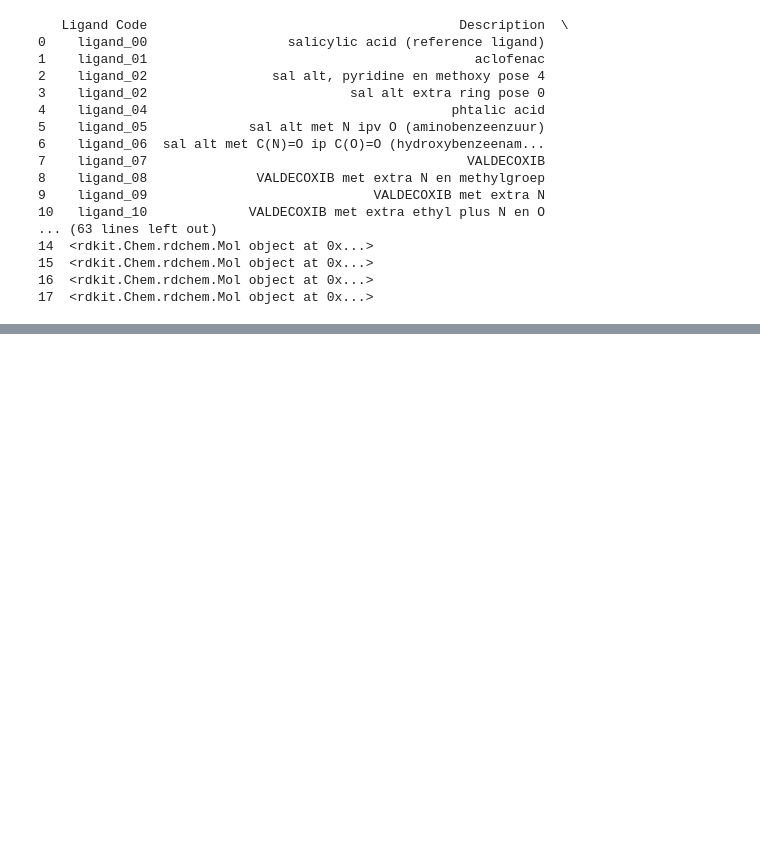
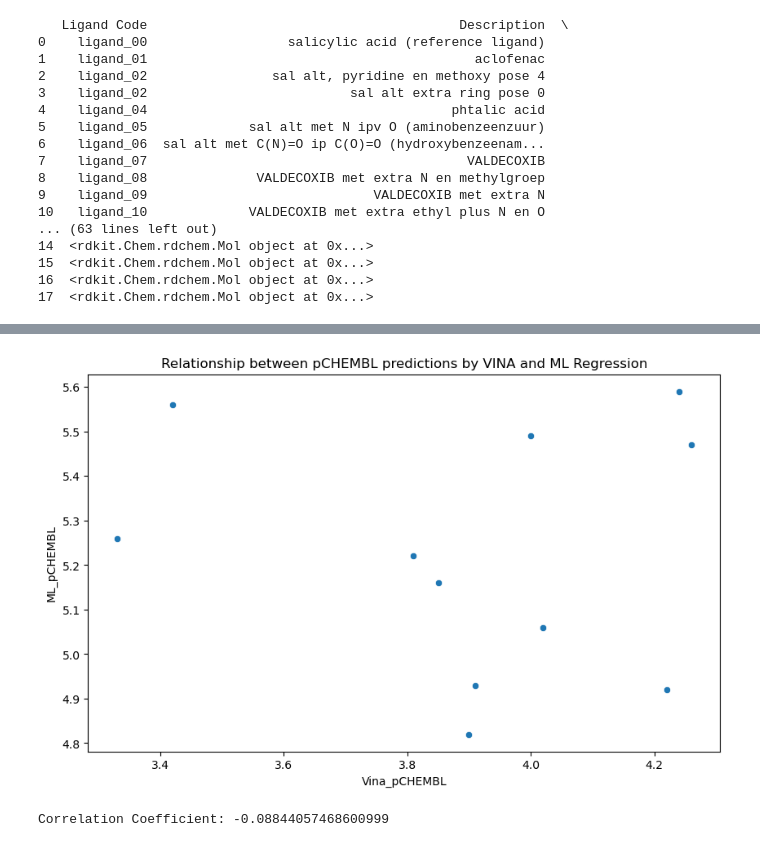
Before and after one commit to wesselporschen/ACMDD_COX2, a Jupyter notebook: Docking.ipynb, the cells around one changed output, grey strips where cells are left out. Saved outputs shown, nothing was run; the diff lists cells and outputs as text; code cells hidden in the pictures; blank space fills up the shorter version.

```diff
--- a/Docking.ipynb
+++ b/Docking.ipynb
@@ -628,12 +717,3 @@ with open('{}-complex.pdb'.format(PDBCODE), 'w') as outfile:
             for line in infile:
                 if not "END" in line:
                     outfile.write(line)
-# %%
-# docktmp = '{}_docked.pdb'.format(LIGAND_TO_DOCK
-
-with open('{}-complex.pdb'.format(PDBCODE)) as f:
-    view = nglview.show_file(f, ext="pdb")
-
-view.center("UNL")
-viewer.show_residues_around(view, selection="UNL")
-view
@@ -695,0 +777,18 @@ Another ligand with a different structure was VALDECOXIB (ligands 7 through 10),
+# %%
+plt.figure(figsize=(10, 6))
+sns.scatterplot(x='Vina_pCHEMBL', y='ML_pCHEMBL', data=sallikes)
+
+# Add title and labels
+plt.title('Relationship between pCHEMBL predictions by VINA and ML Regression')
+plt.xlabel('Vina_pCHEMBL')
+plt.ylabel('ML_pCHEMBL')
+
+# Show the plot
+plt.show()
+
+# Calculate and display correlation coefficient
+correlation = sallikes['Vina_pCHEMBL'].corr(sallikes['ML_pCHEMBL'])
+print(f"Correlation Coefficient: {correlation}")
+# %% [output]
+[figure, added]
+Correlation Coefficient: -0.08844057468600999
```
Also changed, not shown: parts of 14 cells of this notebook, 1 other file.
